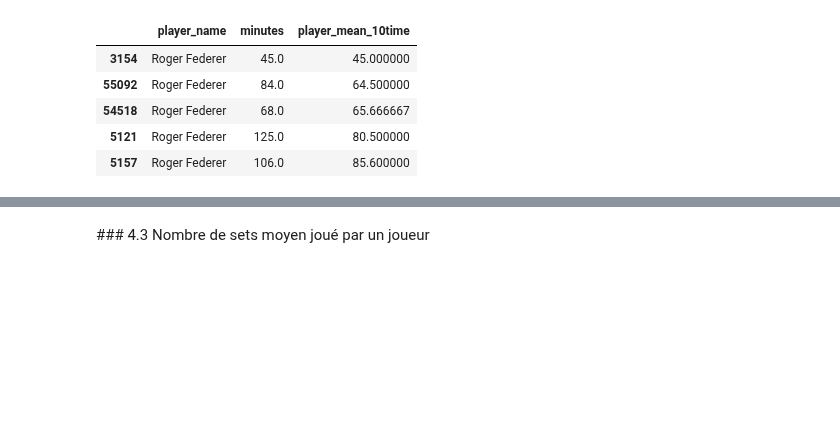
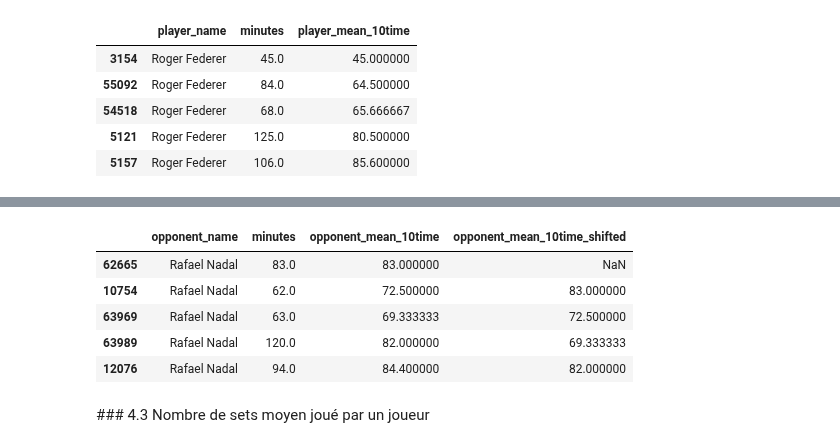
Before and after one commit to CesarRoaldes/tennis_match_time, a Jupyter notebook: Features engineering.ipynb, the cells around one changed output, grey strips where cells are left out. Cells and saved outputs as stored; diff of their text form; code cells hidden in the pictures; blank space fills up the shorter version.

```diff
--- a/Features engineering.ipynb
+++ b/Features engineering.ipynb
@@ -357,3 +415,12 @@ data[data['player_name']=='Roger Federer'][['player_name', 'minutes', 'player_me
+# %%
+data[data['opponent_name']=='Rafael Nadal'][['opponent_name', 'minutes', 'opponent_mean_10time', 'opponent_mean_10time_shifted']].head(5)
+# %% [output]
+|  | opponent_name | minutes | opponent_mean_10time | opponent_mean_10time_shifted |
+| 62665 | Rafael Nadal | 83.0 | 83.000000 | NaN |
+| 10754 | Rafael Nadal | 62.0 | 72.500000 | 83.000000 |
+| 63969 | Rafael Nadal | 63.0 | 69.333333 | 72.500000 |
+| 63989 | Rafael Nadal | 120.0 | 82.000000 | 69.333333 |
+| 12076 | Rafael Nadal | 94.0 | 84.400000 | 82.000000 |
 # %% [markdown]
 ### 4.3 Nombre de sets moyen joué par un joueur
 # %% [markdown]
```
Also changed, not shown: parts of 39 cells of this notebook.
